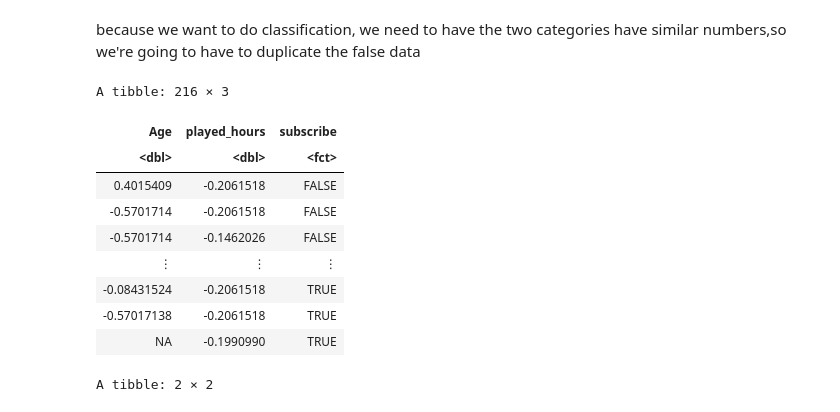
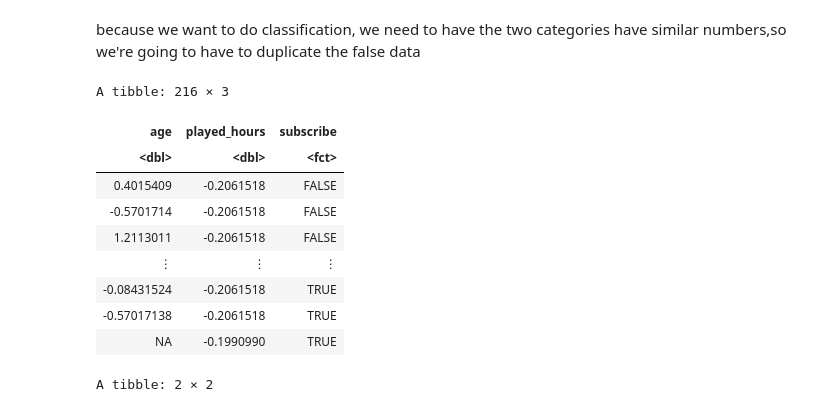
Before and after one commit to ashfilonova/dsci_project, a Jupyter notebook: dsci_project.ipynb, the cells around one changed output. Cells and saved outputs as stored; diff of their text form; code cells hidden in the pictures.

```diff
--- a/dsci_project.ipynb
+++ b/dsci_project.ipynb
@@ -25,8 +48,10 @@ library(themis)
 # %%
-# loading in data
+# reading in data
 options(repr.matrix.max.rows = 6)
 
-minecraft <- read_csv("players.csv")
+minecraft <- read_csv("players.csv") |>
+clean_names() |>
+mutate(subscribe = as_factor(subscribe))
 minecraft
 # %% [output]
 Rows: 196 Columns: 7
@@ -85,10 +110,10 @@ Warning message:
 # %% [markdown]
 standardize data
 # %%
-#create a recipe
+#create a recipe and standardizing the data
 set.seed(9999)
 
-minecraft_recipe <- recipe(subscribe ~ Age + played_hours, data = minecraft) |>
+minecraft_recipe <- recipe(subscribe ~ age + played_hours, data = minecraft) |>
     step_scale(all_predictors()) |>
     step_center(all_predictors())
 minecraft_recipe
@@ -177,18 +204,19 @@ A tibble: 2 × 2
 # %% [markdown]
 because we want to do classification, we need to have the two categories have similar numbers,so we're going to have to duplicate the false data
 # %%
-minecraft_train_even <- recipe(subscribe ~ Age + played_hours, data = minecraft_train) |>
+#adjusting amount of data in the false category to make the two categories even
+minecraft_train_even <- recipe(subscribe ~ age + played_hours, data = minecraft_train) |>
   step_upsample(subscribe, over_ratio = 1, skip = FALSE) |>
   prep() |>
   bake(minecraft_train)
 minecraft_train_even
 # %% [output]
 A tibble: 216 × 3
-| Age | played_hours | subscribe |
+| age | played_hours | subscribe |
 | <dbl> | <dbl> | <fct> |
 | 0.4015409 | -0.2061518 | FALSE |
 | -0.5701714 | -0.2061518 | FALSE |
-| -0.5701714 | -0.1462026 | FALSE |
+| 1.2113011 | -0.2061518 | FALSE |
 | ⋮ | ⋮ | ⋮ |
 | -0.08431524 | -0.2061518 | TRUE |
 | -0.57017138 | -0.2061518 | TRUE |
```
Also changed, not shown: parts of 26 cells of this notebook.
